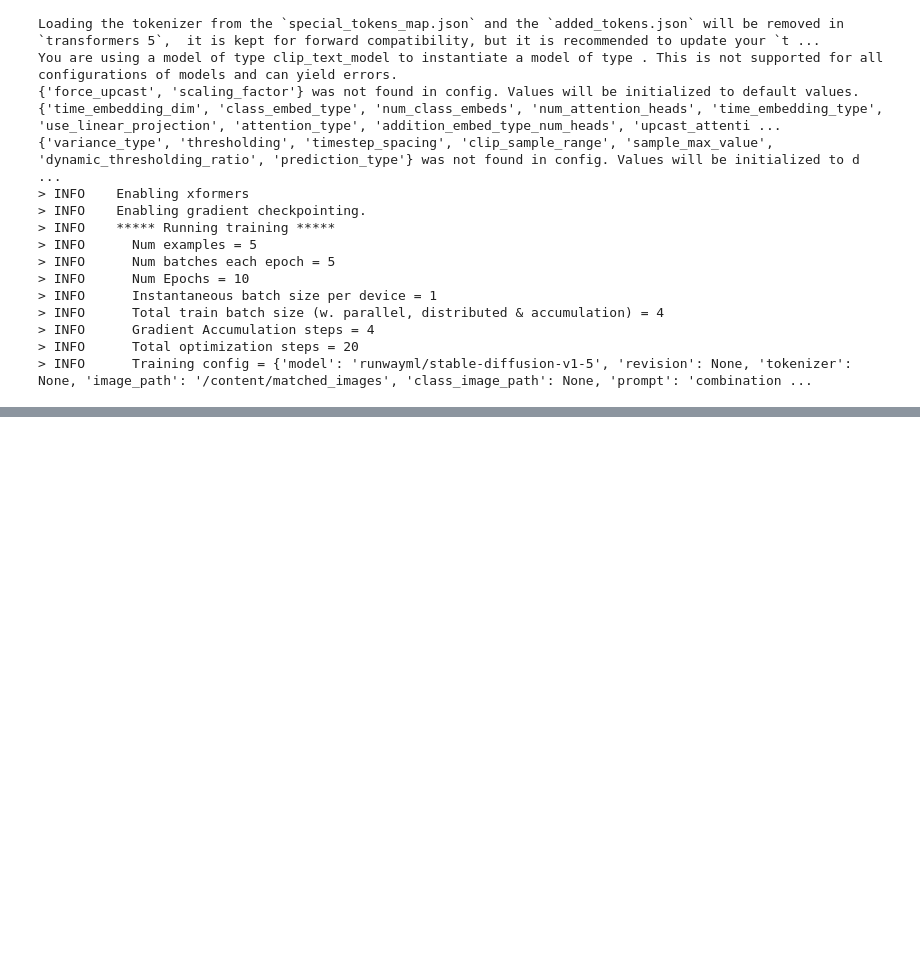
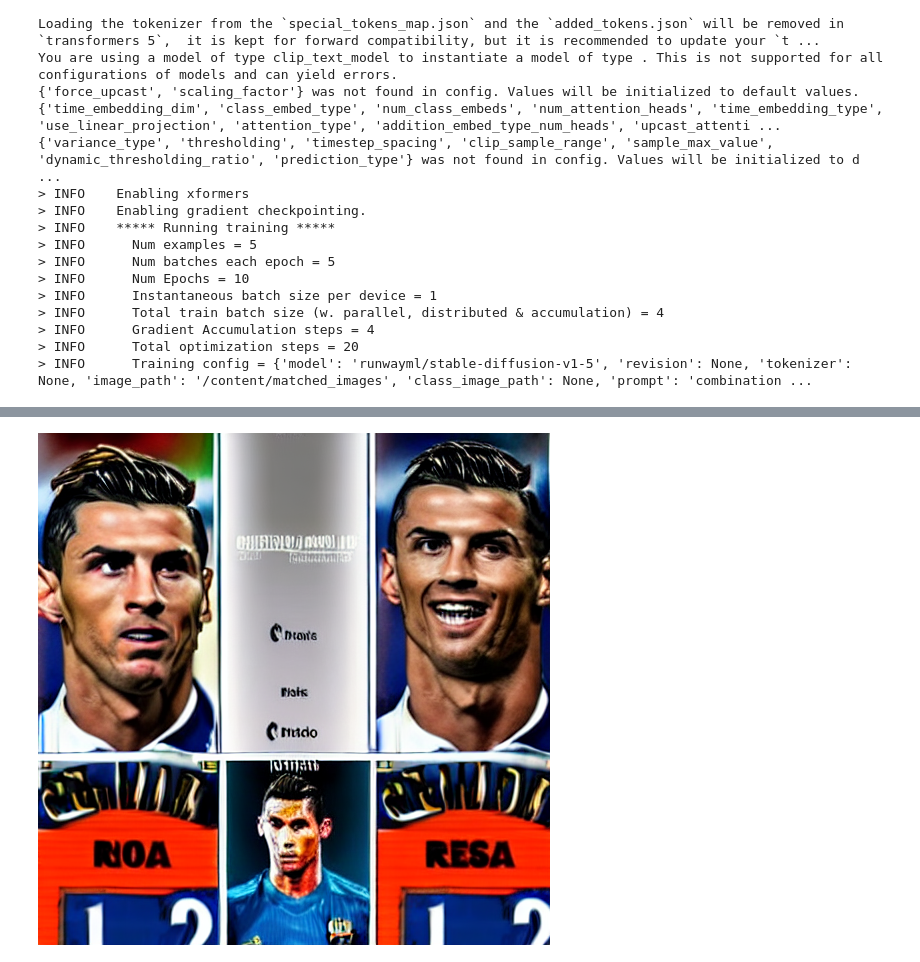
Before and after one commit to kirbu123/FilmGeneration, a Jupyter notebook: FilmGenerationAttemp.ipynb, the cells around one changed output, grey strips where cells are left out. Drawn from its saved outputs; the diff is of its cells as text; code cells hidden in the pictures; blank space fills up the shorter version.

```diff
--- a/FilmGenerationAttemp.ipynb
+++ b/FilmGenerationAttemp.ipynb
@@ -589,3 +588,7 @@ RuntimeError: ignored
+# %%
+img
+# %% [output]
+[figure, added]
 # %%
 img_upgrade
 # %% [output]
```
Also changed, not shown: parts of 7 cells of this notebook.
